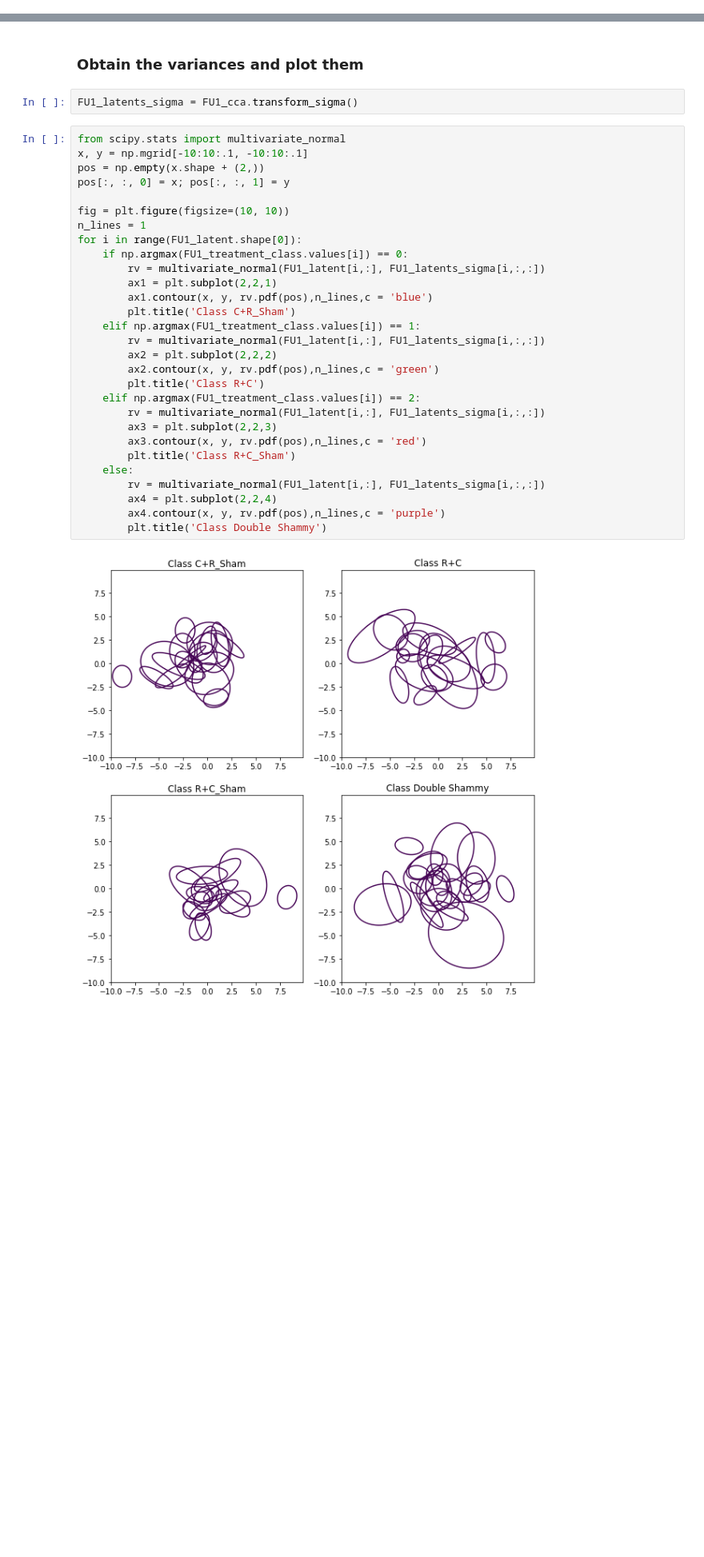
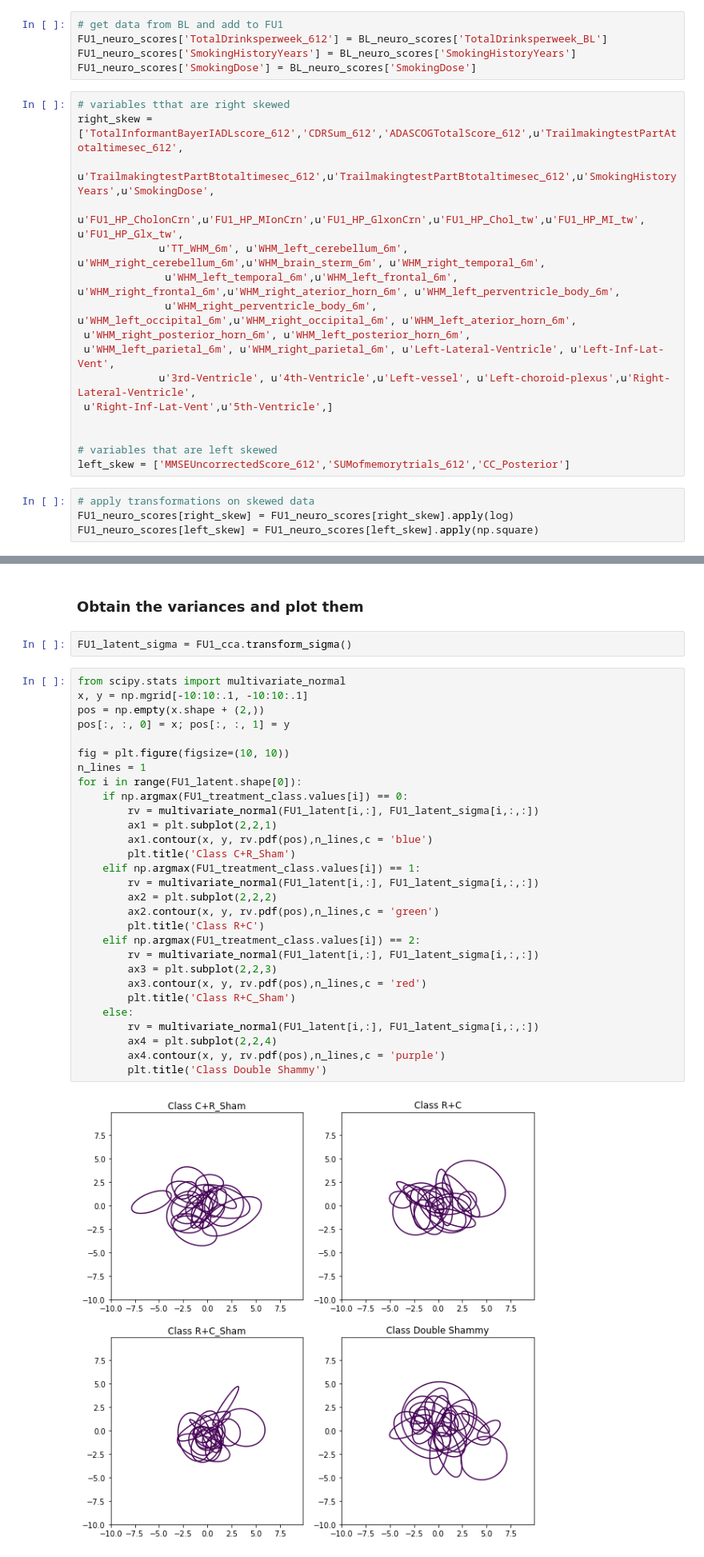
Before and after one commit to harrisonnguyen/presentation_stuff, a Jupyter notebook: mixture of cca smart study.ipynb, the cells around one changed output, grey strips where cells are left out. Shown at 80% size. Drawn from its saved outputs; the diff is of its cells as text; blank space fills up the shorter version.

```diff
--- a/mixture of cca smart study.ipynb
+++ b/mixture of cca smart study.ipynb
@@ -352,4 +385,29 @@ FU1_neuro_scores.head()
 5 rows × 244 columns
+# %%
+# get data from BL and add to FU1
+FU1_neuro_scores['TotalDrinksperweek_612'] = BL_neuro_scores['TotalDrinksperweek_BL']
+FU1_neuro_scores['SmokingHistoryYears'] = BL_neuro_scores['SmokingHistoryYears']
+FU1_neuro_scores['SmokingDose'] = BL_neuro_scores['SmokingDose']
+# %%
+# variables tthat are right skewed
+right_skew = ['TotalInformantBayerIADLscore_612','CDRSum_612','ADASCOGTotalScore_612',u'TrailmakingtestPartAtotaltimesec_612',
+             u'TrailmakingtestPartBtotaltimesec_612',u'TrailmakingtestPartBtotaltimesec_612',u'SmokingHistoryYears',u'SmokingDose',
+             u'FU1_HP_CholonCrn',u'FU1_HP_MIonCrn',u'FU1_HP_GlxonCrn',u'FU1_HP_Chol_tw',u'FU1_HP_MI_tw', u'FU1_HP_Glx_tw',
+             u'TT_WHM_6m', u'WHM_left_cerebellum_6m', u'WHM_right_cerebellum_6m',u'WHM_brain_sterm_6m', u'WHM_right_temporal_6m',
+              u'WHM_left_temporal_6m',u'WHM_left_frontal_6m', u'WHM_right_frontal_6m',u'WHM_right_aterior_horn_6m', u'WHM_left_perventricle_body_6m',
+              u'WHM_right_perventricle_body_6m', u'WHM_left_occipital_6m',u'WHM_right_occipital_6m', u'WHM_left_aterior_horn_6m',
+ u'WHM_right_posterior_horn_6m', u'WHM_left_posterior_horn_6m',
+ u'WHM_left_parietal_6m', u'WHM_right_parietal_6m', u'Left-Lateral-Ventricle', u'Left-Inf-Lat-Vent',
+             u'3rd-Ventricle', u'4th-Ventricle',u'Left-vessel', u'Left-choroid-plexus',u'Right-Lateral-Ventricle',
+ u'Right-Inf-Lat-Vent',u'5th-Ventricle',]
+
+
+# variables that are left skewed
+left_skew = ['MMSEUncorrectedScore_612','SUMofmemorytrials_612','CC_Posterior']
+# %%
+# apply transformations on skewed data
+FU1_neuro_scores[right_skew] = FU1_neuro_scores[right_skew].apply(log)
+FU1_neuro_scores[left_skew] = FU1_neuro_scores[left_skew].apply(np.square)
 # %%
 FU1_neuro_scores = FU1_neuro_scores.as_matrix()
 FU1_neuro_treatment = minmax_scale(FU1_neuro_scores[treatment_group_index,:])
@@ -397,38 +455,38 @@ loss is -483.73
 # %% [markdown]
 ### Obtain the variances and plot them
 # %%
-FU1_latents_sigma = FU1_cca.transform_sigma()
+FU1_latent_sigma = FU1_cca.transform_sigma()
 # %%
 from scipy.stats import multivariate_normal
 x, y = np.mgrid[-10:10:.1, -10:10:.1]
 pos = np.empty(x.shape + (2,))
 pos[:, :, 0] = x; pos[:, :, 1] = y
 
 fig = plt.figure(figsize=(10, 10))
 n_lines = 1
 for i in range(FU1_latent.shape[0]):
     if np.argmax(FU1_treatment_class.values[i]) == 0:
-        rv = multivariate_normal(FU1_latent[i,:], FU1_latents_sigma[i,:,:])
+        rv = multivariate_normal(FU1_latent[i,:], FU1_latent_sigma[i,:,:])
         ax1 = plt.subplot(2,2,1)
         ax1.contour(x, y, rv.pdf(pos),n_lines,c = 'blue')
         plt.title('Class C+R_Sham')
     elif np.argmax(FU1_treatment_class.values[i]) == 1:
-        rv = multivariate_normal(FU1_latent[i,:], FU1_latents_sigma[i,:,:])
+        rv = multivariate_normal(FU1_latent[i,:], FU1_latent_sigma[i,:,:])
         ax2 = plt.subplot(2,2,2)
         ax2.contour(x, y, rv.pdf(pos),n_lines,c = 'green')
         plt.title('Class R+C')
     elif np.argmax(FU1_treatment_class.values[i]) == 2:
-        rv = multivariate_normal(FU1_latent[i,:], FU1_latents_sigma[i,:,:])
+        rv = multivariate_normal(FU1_latent[i,:], FU1_latent_sigma[i,:,:])
         ax3 = plt.subplot(2,2,3)
         ax3.contour(x, y, rv.pdf(pos),n_lines,c = 'red')
         plt.title('Class R+C_Sham')
     else:
-        rv = multivariate_normal(FU1_latent[i,:], FU1_latents_sigma[i,:,:])
+        rv = multivariate_normal(FU1_latent[i,:], FU1_latent_sigma[i,:,:])
         ax4 = plt.subplot(2,2,4)
         ax4.contour(x, y, rv.pdf(pos),n_lines,c = 'purple')
         plt.title('Class Double Shammy')
 # %% [output]
-[figure, old version]
+[figure, new version]
 # %% [markdown]
 ### obtain the means of each treatment groups mean and variance and plot them
 # %%
```
Also changed, not shown: parts of 52 cells of this notebook.
